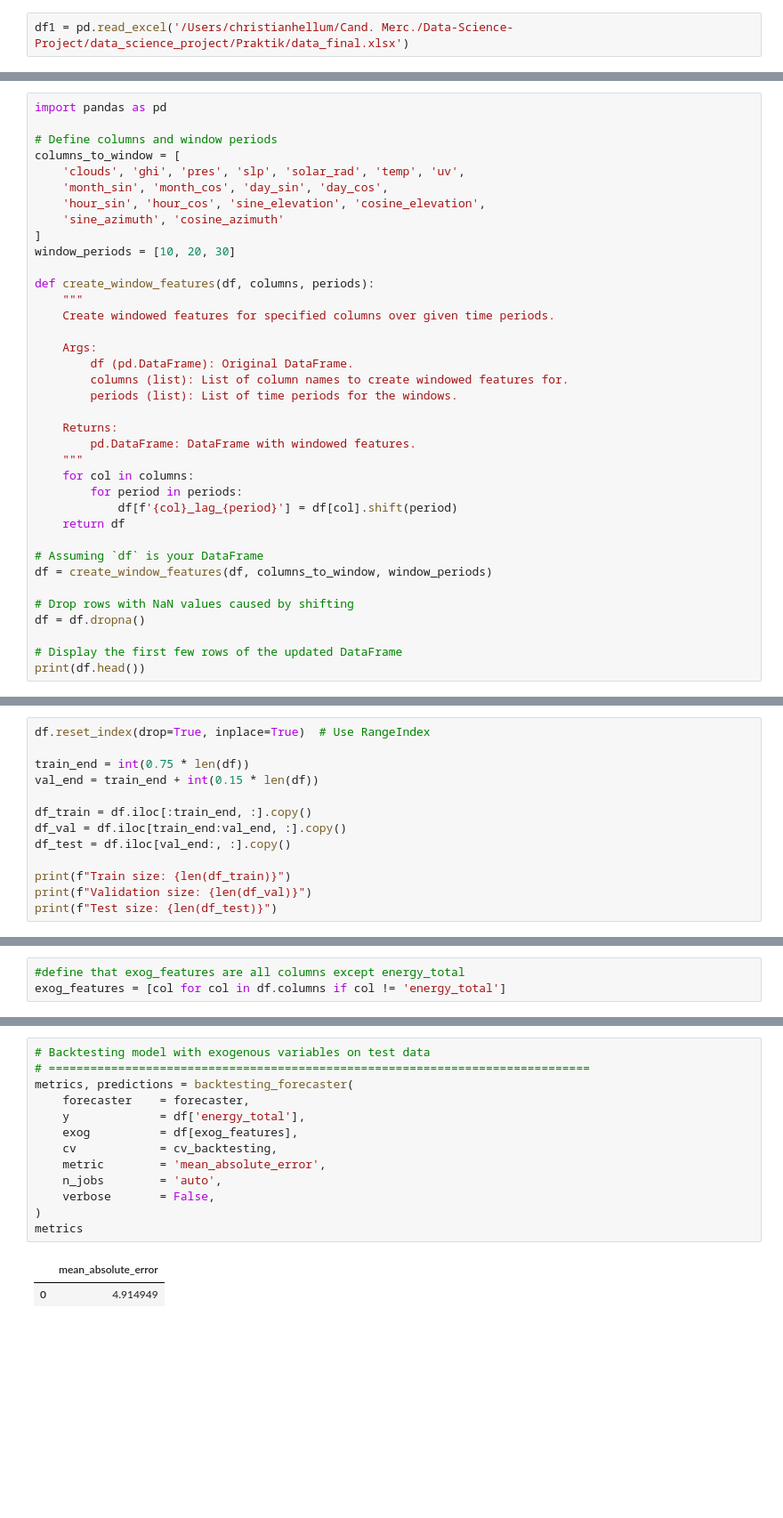
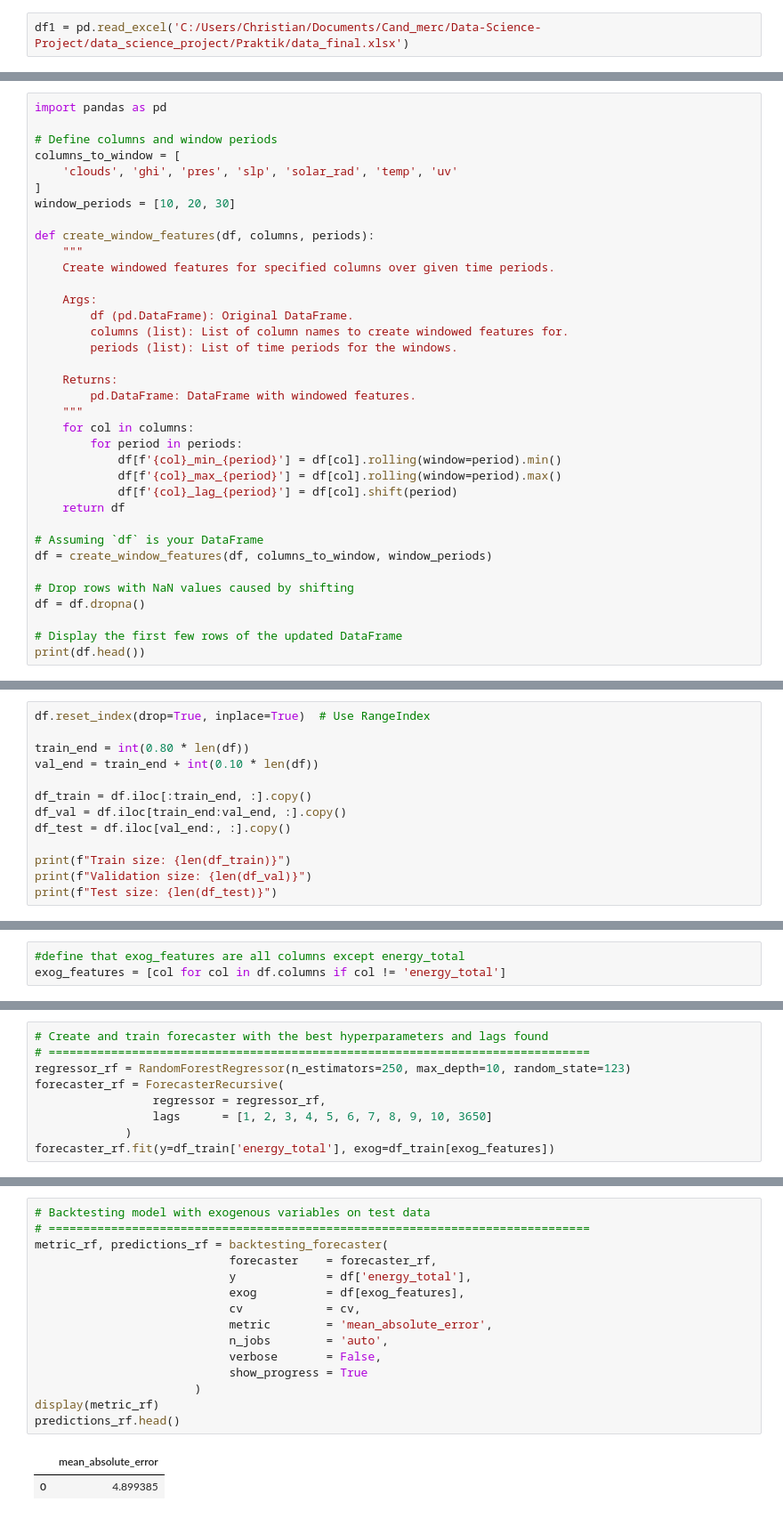
Before and after one commit to hellum55/Data-Science-Project, a Jupyter notebook: data_science_project/Praktik/Gradient_boosting_model.ipynb, the cells around one changed output, grey strips where cells are left out. Shown at 89% size. Saved outputs shown, nothing was run; the diff lists cells and outputs as text; blank space fills up the shorter version.

```diff
--- a/data_science_project/Praktik/Gradient_boosting_model.ipynb
+++ b/data_science_project/Praktik/Gradient_boosting_model.ipynb
@@ -53,5 +52,5 @@ To enable the following instructions: AVX2 FMA, in other operations, rebuild Ten
 # %%
-df1 = pd.read_excel('/Users/christianhellum/Cand. Merc./Data-Science-Project/data_science_project/Praktik/data_final.xlsx')
+df1 = pd.read_excel('C:/Users/Christian/Documents/Cand_merc/Data-Science-Project/data_science_project/Praktik/data_final.xlsx')
 # %%
 df = df1.copy()
 #drop missing data
@@ -111,10 +114,7 @@ import pandas as pd
 
 # Define columns and window periods
 columns_to_window = [
-    'clouds', 'ghi', 'pres', 'slp', 'solar_rad', 'temp', 'uv',
-    'month_sin', 'month_cos', 'day_sin', 'day_cos',
-    'hour_sin', 'hour_cos', 'sine_elevation', 'cosine_elevation',
-    'sine_azimuth', 'cosine_azimuth'
+    'clouds', 'ghi', 'pres', 'slp', 'solar_rad', 'temp', 'uv'
 ]
 window_periods = [10, 20, 30]
 
@@ -132,6 +132,8 @@ def create_window_features(df, columns, periods):
     """
     for col in columns:
         for period in periods:
+            df[f'{col}_min_{period}'] = df[col].rolling(window=period).min()
+            df[f'{col}_max_{period}'] = df[col].rolling(window=period).max()
             df[f'{col}_lag_{period}'] = df[col].shift(period)
     return df
 
@@ -168,8 +174,8 @@ df['energy_total'], lmbda = boxcox(df['energy_total'])
 # %%
 df.reset_index(drop=True, inplace=True)  # Use RangeIndex
 
-train_end = int(0.75 * len(df))
-val_end = train_end + int(0.15 * len(df))
+train_end = int(0.80 * len(df))
+val_end = train_end + int(0.10 * len(df))
 
 df_train = df.iloc[:train_end, :].copy()
 df_val = df.iloc[train_end:val_end, :].copy()
@@ -246,0 +726,9 @@ forecaster = forecaster = ForecasterRecursive(
+# %%
+# Create and train forecaster with the best hyperparameters and lags found
+# ==============================================================================
+regressor_rf = RandomForestRegressor(n_estimators=250, max_depth=10, random_state=123)
+forecaster_rf = ForecasterRecursive(
+                 regressor = regressor_rf,
+                 lags      = [1, 2, 3, 4, 5, 6, 7, 8, 9, 10, 3650]
+             )
+forecaster_rf.fit(y=df_train['energy_total'], exog=df_train[exog_features])
@@ -247,16 +737,18 @@ forecaster = forecaster = ForecasterRecursive(
 # %%
 # Backtesting model with exogenous variables on test data
 # ==============================================================================
-metrics, predictions = backtesting_forecaster(
-    forecaster    = forecaster,
-    y             = df['energy_total'],
-    exog          = df[exog_features],
-    cv            = cv_backtesting,
-    metric        = 'mean_absolute_error',
-    n_jobs        = 'auto',
-    verbose       = False,
-)
-metrics
+metric_rf, predictions_rf = backtesting_forecaster(
+                            forecaster    = forecaster_rf,
+                            y             = df['energy_total'],
+                            exog          = df[exog_features],
+                            cv            = cv,
+                            metric        = 'mean_absolute_error',
+                            n_jobs        = 'auto',
+                            verbose       = False,
+                            show_progress = True
+                       )
+display(metric_rf)
+predictions_rf.head()
 # %% [output]
 |  | mean_absolute_error |
-| 0 | 4.914949 |
+| 0 | 4.899385 |
```
Also changed, not shown: parts of 47 cells of this notebook.
